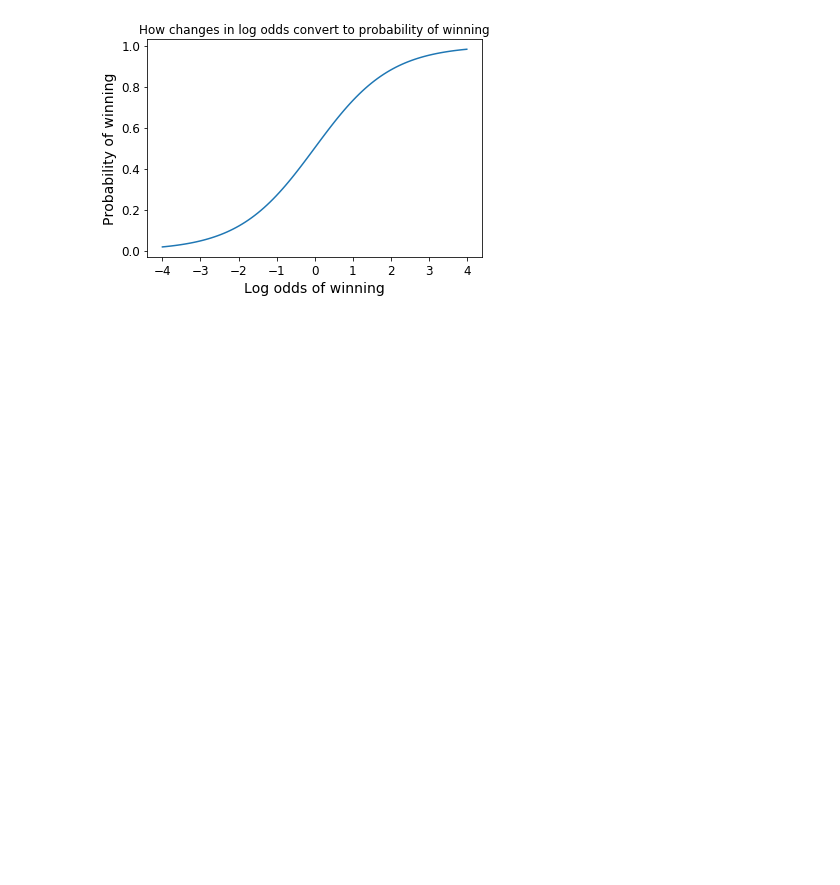
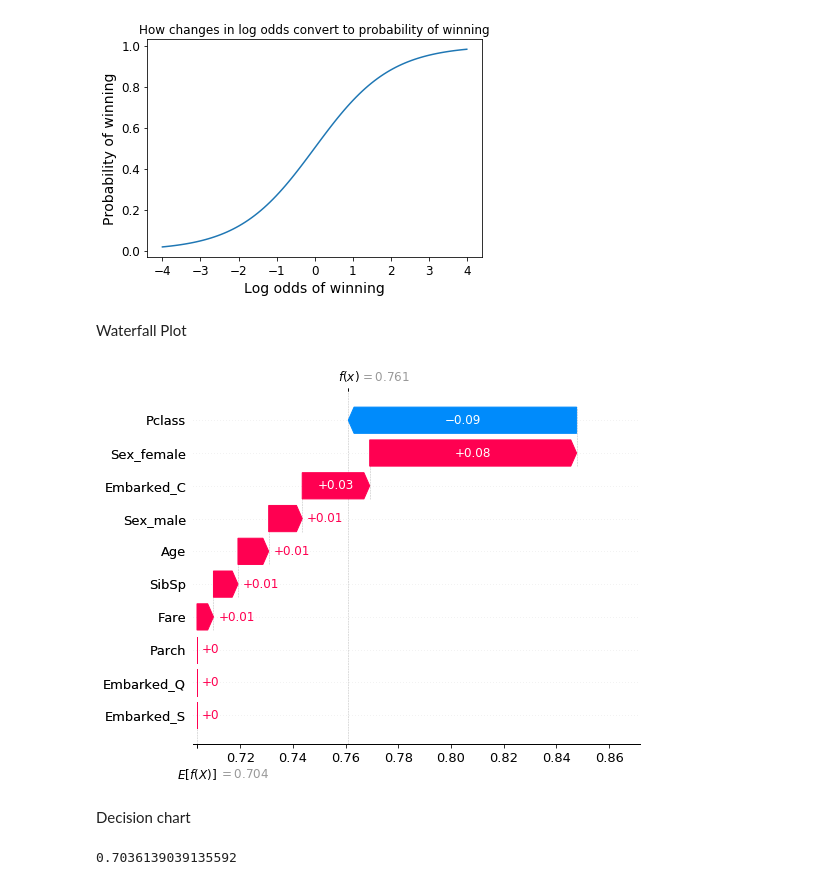
Before and after one commit to raysunau/pyawb, a Jupyter notebook: examples/Binary_Classifier_Notebook.ipynb, the cells around one changed output. Drawn from its saved outputs; the diff is of its cells as text; code cells hidden in the pictures; blank space fills up the shorter version.

```diff
--- a/examples/Binary_Classifier_Notebook.ipynb
+++ b/examples/Binary_Classifier_Notebook.ipynb
@@ -775,3 +777,11 @@ pl.plot(xs, 1/(1+np.exp(-xs)))
 pl.show()
 # %% [output]
 [figure]
+# %% [markdown]
+Waterfall Plot
+# %%
+shap.plots._waterfall.waterfall_legacy(explainer.expected_value, shap_values[0], feature_names = list(X.columns) ,max_display = 10, show = True)
+# %% [output]
+[figure, added]
+# %% [markdown]
+Decision chart
@@ -777,0 +790,4 @@ pl.show()
+# %%
+expected_value
+# %% [output]
+0.7036139039135592
```
Also changed, not shown: parts of 10 cells of this notebook.
